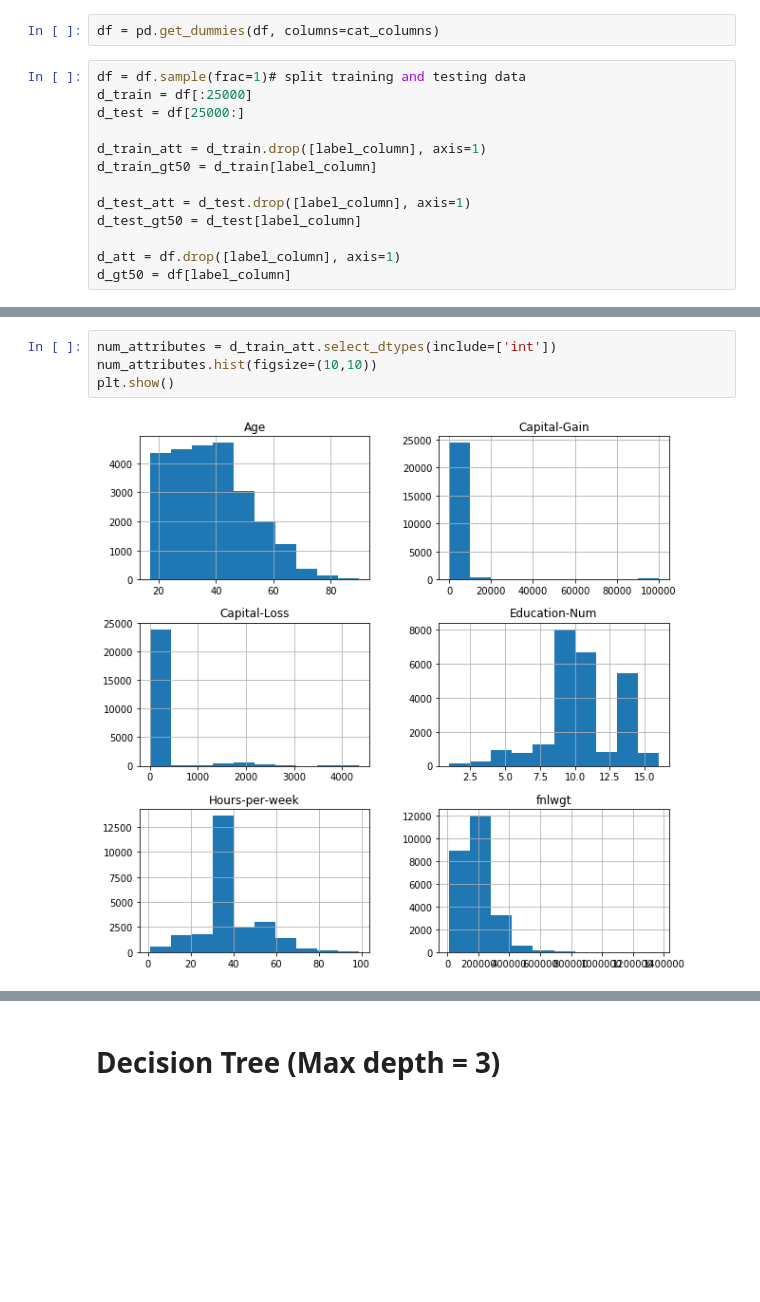
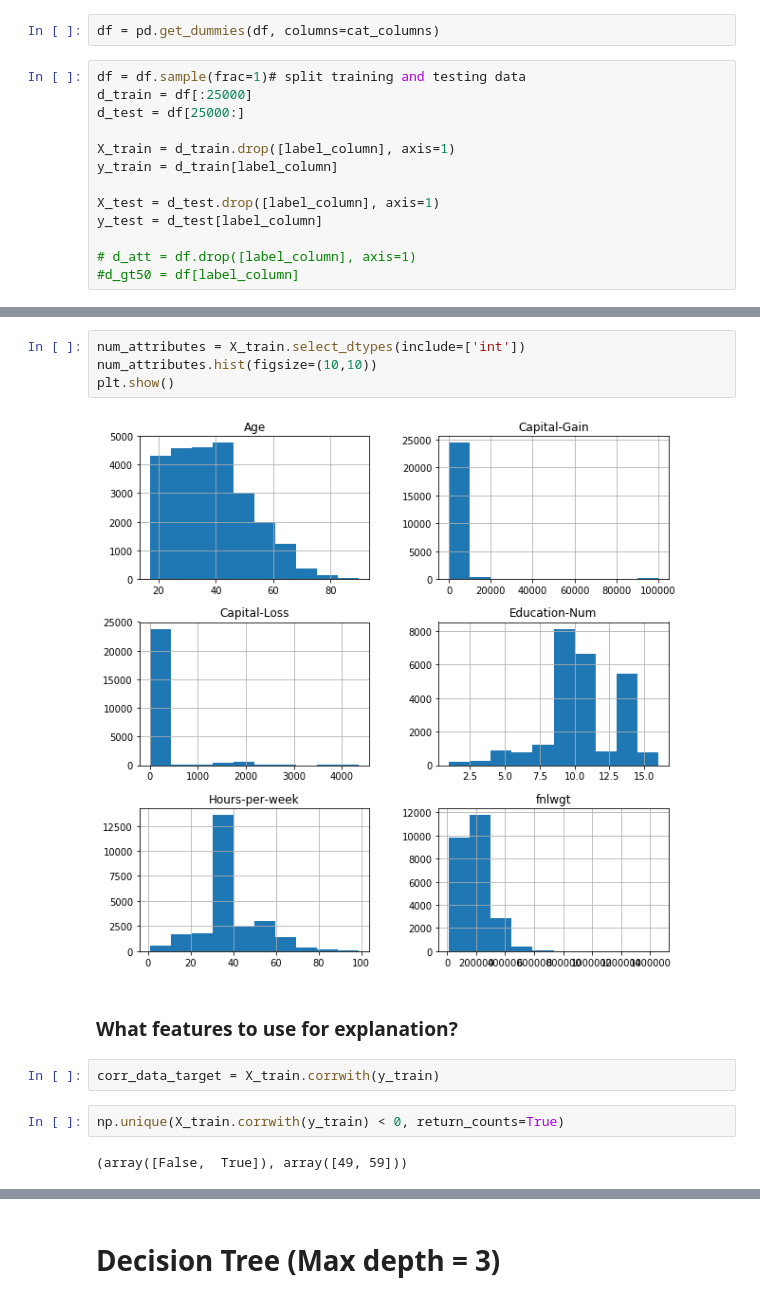
Before and after one commit to amir-rahnama/interpretability_playground, a Jupyter notebook: Building an interpretable model.ipynb, the cells around one changed output, grey strips where cells are left out. Cells and saved outputs as stored; diff of their text form; blank space fills up the shorter version.

```diff
--- a/Building an interpretable model.ipynb
+++ b/Building an interpretable model.ipynb
@@ -45,11 +45,11 @@ df = df.sample(frac=1)# split training and testing data
 d_train = df[:25000]
 d_test = df[25000:]
 
-d_train_att = d_train.drop([label_column], axis=1)
-d_train_gt50 = d_train[label_column]
+X_train = d_train.drop([label_column], axis=1)
+y_train = d_train[label_column]
 
-d_test_att = d_test.drop([label_column], axis=1)
-d_test_gt50 = d_test[label_column]
+X_test = d_test.drop([label_column], axis=1)
+y_test = d_test[label_column]
 
-d_att = df.drop([label_column], axis=1)
-d_gt50 = df[label_column]
+# d_att = df.drop([label_column], axis=1)
+#d_gt50 = df[label_column]
@@ -64,6 +56,14 @@ plt.show()
 # %%
-num_attributes = d_train_att.select_dtypes(include=['int'])
+num_attributes = X_train.select_dtypes(include=['int'])
 num_attributes.hist(figsize=(10,10))
 plt.show()
 # %% [output]
-[figure, old version]
+[figure, new version]
+# %% [markdown]
+### What features to use for explanation?
+# %%
+corr_data_target = X_train.corrwith(y_train)
+# %%
+np.unique(X_train.corrwith(y_train) < 0, return_counts=True)
+# %% [output]
+(array([False,  True]), array([49, 59]))
```
Also changed, not shown: parts of 45 cells of this notebook.
